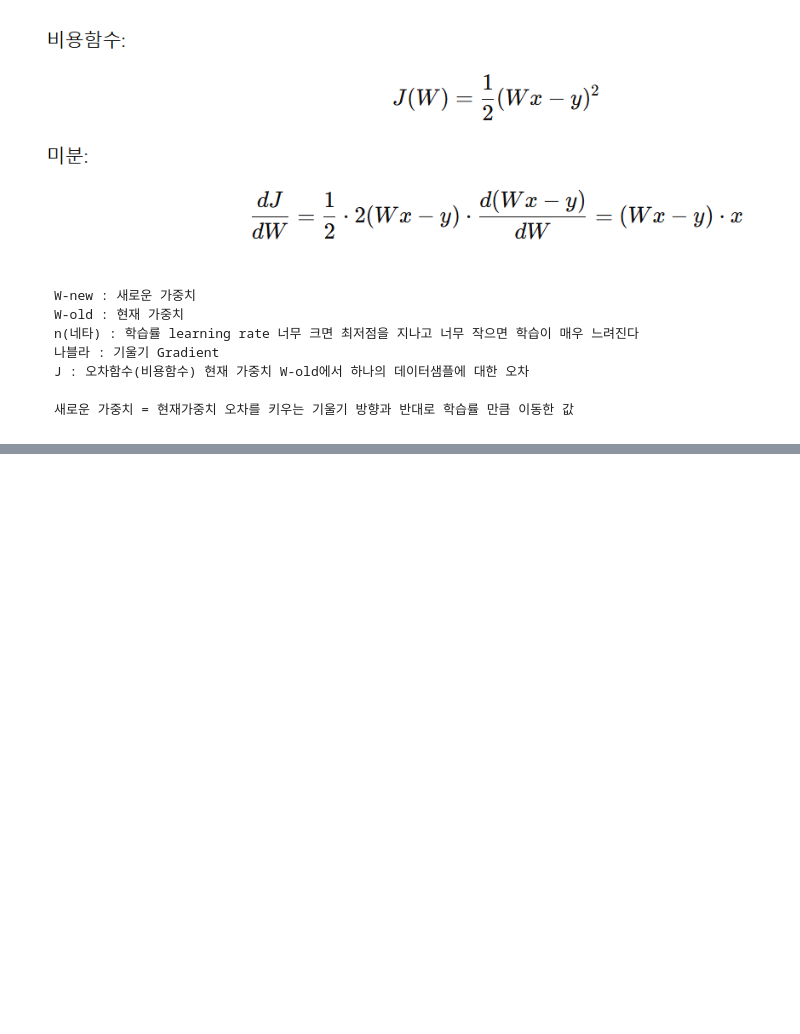
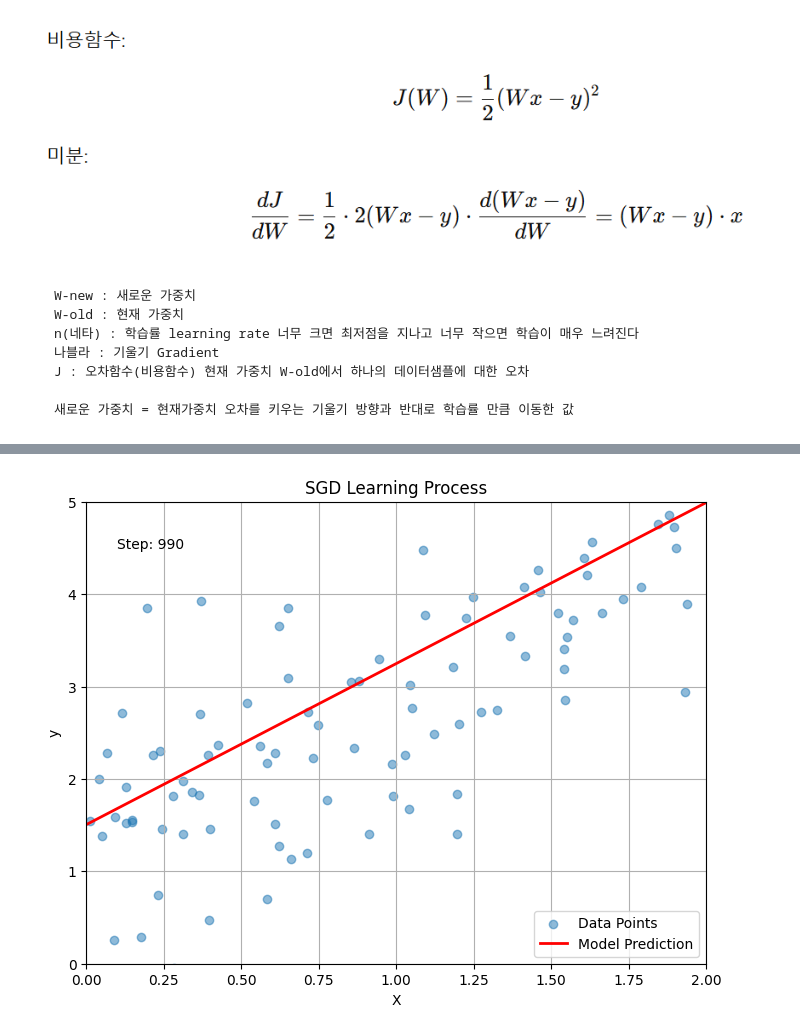
Before and after one commit to djdjdjdfh1/pandas-data-analysis, a Jupyter notebook: part7/7.sgd.ipynb, the cells around one changed output, grey strips where cells are left out. Saved outputs shown, nothing was run; the diff lists cells and outputs as text; code cells hidden in the pictures; blank space fills up the shorter version.

```diff
--- a/part7/7.sgd.ipynb
+++ b/part7/7.sgd.ipynb
@@ -98,0 +133,86 @@ epoch: 21 loss: 1.5549 w: 1.2451 b: 1.2741
+# %%
+import numpy as np
+import matplotlib.pyplot as plt
+from matplotlib.animation import FuncAnimation, PillowWriter
+
+# 1. 샘플 데이터 생성 (정답: y = 2x + 1)
+np.random.seed(42)
+X = 2 * np.random.rand(100, 1)
+y = 1 + 2 * X + np.random.randn(100, 1) # 약간의 노이즈 추가
+
+# 2. SGD 적용을 위한 초기값 설정
+W = np.random.randn(1, 1) # 가중치 (기울기)
+b = np.random.randn(1, 1) # 편향 (y절편)
+learning_rate = 0.05
+n_epochs = 10
+
+# 학습 과정을 기록할 리스트
+history = []
+
+# 3. 정답을 찾아가는 과정 반복 묘사
+print("--- SGD 학습 시작 ---")
+for epoch in range(n_epochs):
+    # 매 Epoch마다 데이터 샘플 하나씩 학습
+    for i in range(len(X)):
+        # 랜덤하게 하나의 샘플 선택
+        random_index = np.random.randint(len(X))
+        xi = X[random_index:random_index+1]
+        yi = y[random_index:random_index+1]
+
+        # 예측 (y_pred = W*x + b)
+        y_pred = xi.dot(W) + b
+
+        # 오차 계산
+        error = y_pred - yi
+
+        # 수식 적용: 기울기 계산
+        gradient_W = xi.T.dot(error)
+        gradient_b = np.sum(error)
+
+        # 수식 적용: 가중치와 편향 업데이트
+        W = W - learning_rate * gradient_W
+        b = b - learning_rate * gradient_b
+
+        # 시각화를 위해 10번의 업데이트마다 기록
+        if i % 10 == 0:
+            history.append((W.copy()[0,0], b.copy()[0,0]))
+
+    # Epoch마다 결과 출력
+    total_loss = np.mean((X.dot(W) + b - y)**2)
+    print(f"Epoch {epoch+1:2d} | Loss: {total_loss:.4f} | W: {W[0,0]:.4f}, b: {b[0,0]:.4f}")
+
+print("\n--- SGD 학습 완료 ---")
+print(f"최종 W: {W[0,0]:.4f} (정답: 2.0)")
+print(f"최종 b: {b[0,0]:.4f} (정답: 1.0)")
+
+
+# 4. 학습 과정 시각화 (애니메이션)
+fig, ax = plt.subplots(figsize=(8, 6))
+ax.scatter(X, y, alpha=0.5, label='Data Points')
+ax.set_xlabel("X")
+ax.set_ylabel("y")
+ax.set_title("SGD Learning Process")
+ax.grid(True)
+ax.set_xlim(0, 2)
+ax.set_ylim(0, 5)
+
+X_line = np.array([[0], [2]])
+line, = ax.plot([], [], 'r-', lw=2, label='Model Prediction')
+epoch_text = ax.text(0.05, 0.9, '', transform=ax.transAxes)
+ax.legend()
+
+def update(frame):
+    W_val, b_val = history[frame]
+    y_line = X_line * W_val + b_val
+    line.set_data(X_line, y_line)
+    epoch_text.set_text(f'Step: {frame*10}')
+    return line, epoch_text
+
+# 애니메이션 생성
+ani = FuncAnimation(fig, update, frames=len(history), blit=True, interval=50)
+
+# GIF로 저장 (Pillow가 설치되어 있어야 합니다: pip install Pillow)
+ani.save('sgd_learning.gif', writer=PillowWriter(fps=10))
+
+# plt.show()
+# %% [output]
@@ -98,0 +234 @@ epoch: 21 loss: 1.5549 w: 1.2451 b: 1.2741
+[figure, added]
```
Also changed, not shown: parts of 9 cells of this notebook, 2 other files.
